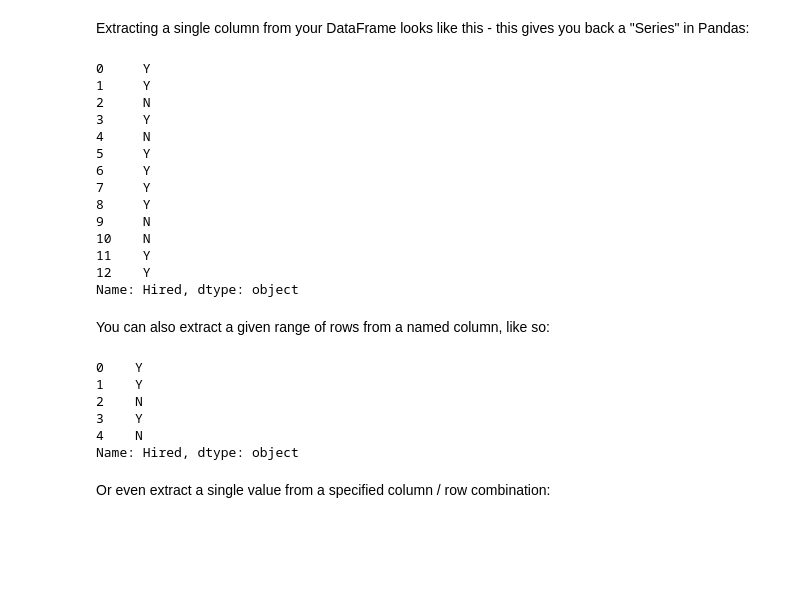
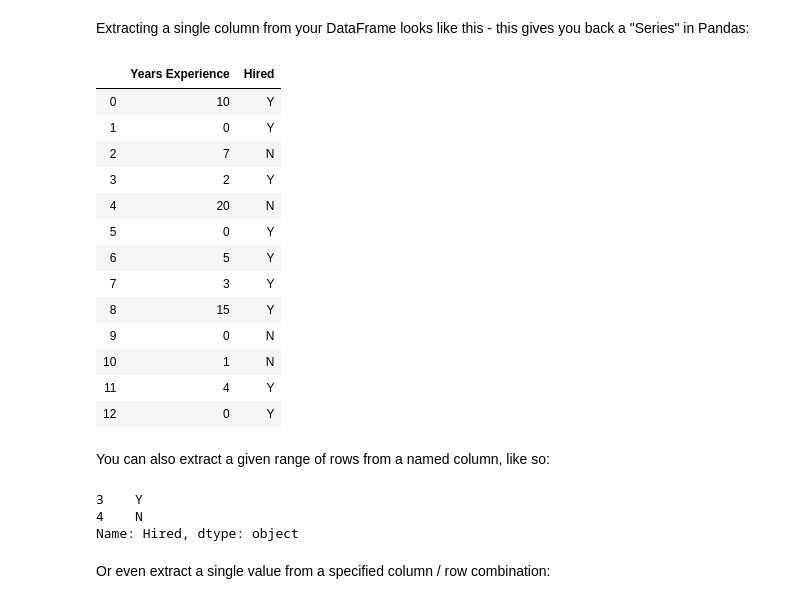
Before and after one commit to griffith-data-analytics/3803ict-workshops, a Jupyter notebook: Lab 1/I.1 PandasTutorial.ipynb, the cells around one changed output. Saved outputs shown, nothing was run; the diff lists cells and outputs as text; code cells hidden in the pictures; blank space fills up the shorter version.

```diff
--- a/Lab 1/I.1 PandasTutorial.ipynb
+++ b/Lab 1/I.1 PandasTutorial.ipynb
@@ -86,30 +90,27 @@ Index(['Years Experience', 'Employed?', 'Previous employers',
 # %% [markdown]
 Extracting a single column from your DataFrame looks like this - this gives you back a "Series" in Pandas:
 # %%
-df['Hired']
+df[['Years Experience','Hired']]
 # %% [output]
-0     Y
-1     Y
-2     N
-3     Y
-4     N
-5     Y
-6     Y
-7     Y
-8     Y
-9     N
-10    N
-11    Y
-12    Y
-Name: Hired, dtype: object
+|  | Years Experience | Hired |
+| 0 | 10 | Y |
+| 1 | 0 | Y |
+| 2 | 7 | N |
+| 3 | 2 | Y |
+| 4 | 20 | N |
+| 5 | 0 | Y |
+| 6 | 5 | Y |
+| 7 | 3 | Y |
+| 8 | 15 | Y |
+| 9 | 0 | N |
+| 10 | 1 | N |
+| 11 | 4 | Y |
+| 12 | 0 | Y |
 # %% [markdown]
 You can also extract a given range of rows from a named column, like so:
 # %%
-df['Hired'][:5]
+df['Hired'][3:5]
 # %% [output]
-0    Y
-1    Y
-2    N
 3    Y
 4    N
 Name: Hired, dtype: object
```
Also changed, not shown: parts of 8 cells of this notebook, 14 other files.
